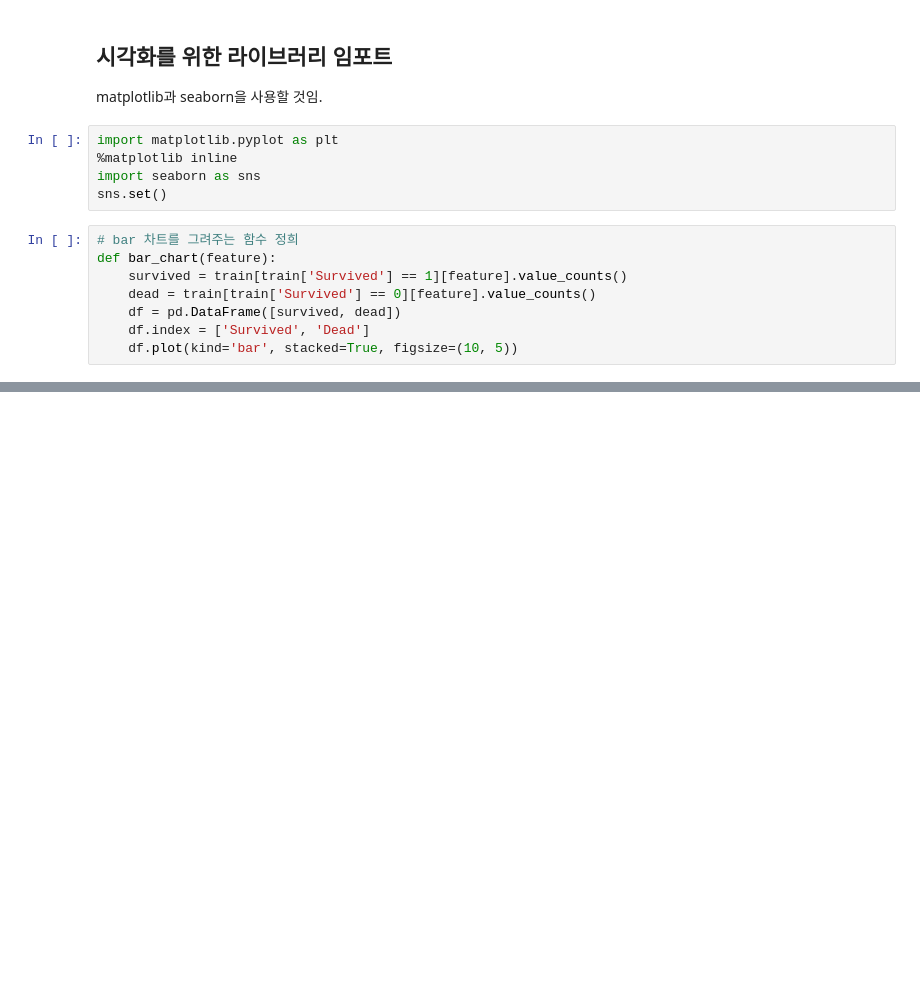
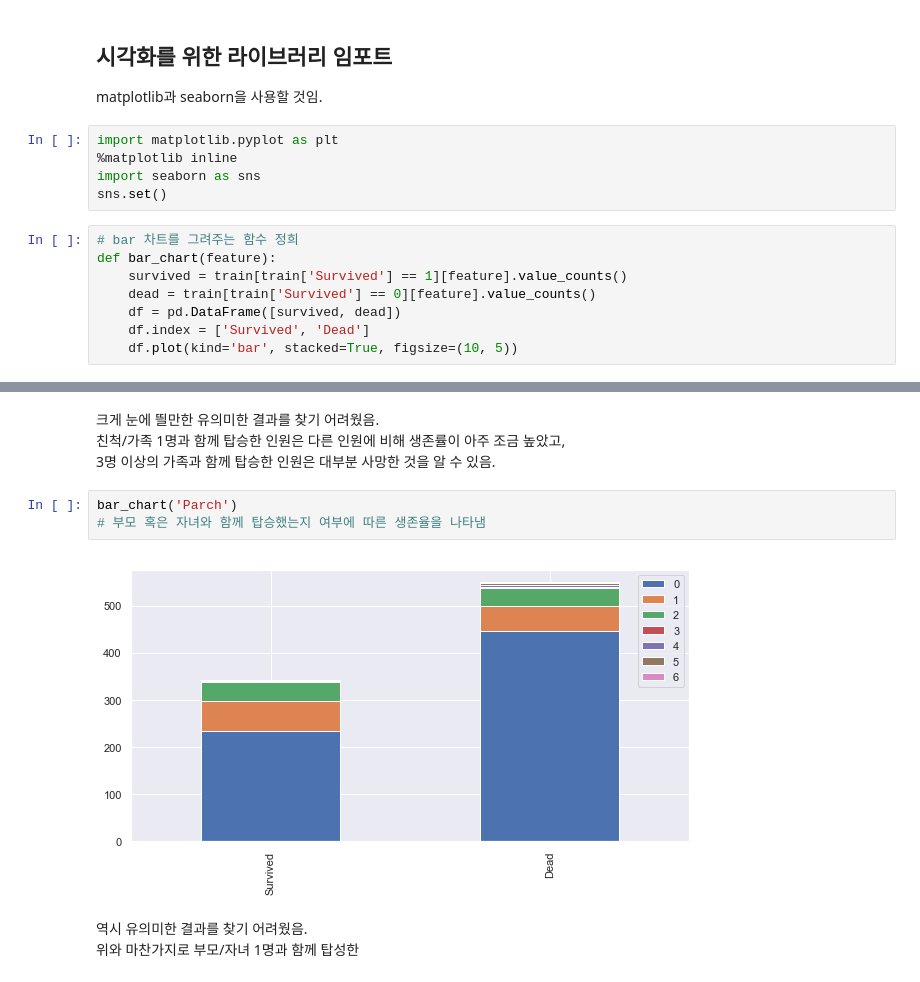
Before and after one commit to hyunwoongko/titanic, a Jupyter notebook: src/solution.ipynb, the cells around one changed output, grey strips where cells are left out. Drawn from its saved outputs; the diff is of its cells as text; blank space fills up the shorter version.

```diff
--- a/src/solution.ipynb
+++ b/src/solution.ipynb
@@ -156,0 +174,12 @@ bar_chart('Sex')
+# %% [markdown]
+크게 눈에 띌만한 유의미한 결과를 찾기 어려웠음. <br>
+친척/가족 1명과 함께 탑승한 인원은 다른 인원에 비해 생존률이 아주 조금 높았고, <br>
+3명 이상의 가족과 함께 탑승한 인원은 대부분 사망한 것을 알 수 있음.
+# %%
+bar_chart('Parch')
+# 부모 혹은 자녀와 함께 탑승했는지 여부에 따른 생존율을 나타냄
+# %% [output]
+[figure, added]
+# %% [markdown]
+역시 유의미한 결과를 찾기 어려웠음. <br>
+위와 마찬가지로 부모/자녀 1명과 함께 탑성한
```
Also changed, not shown: parts of 7 cells of this notebook.
